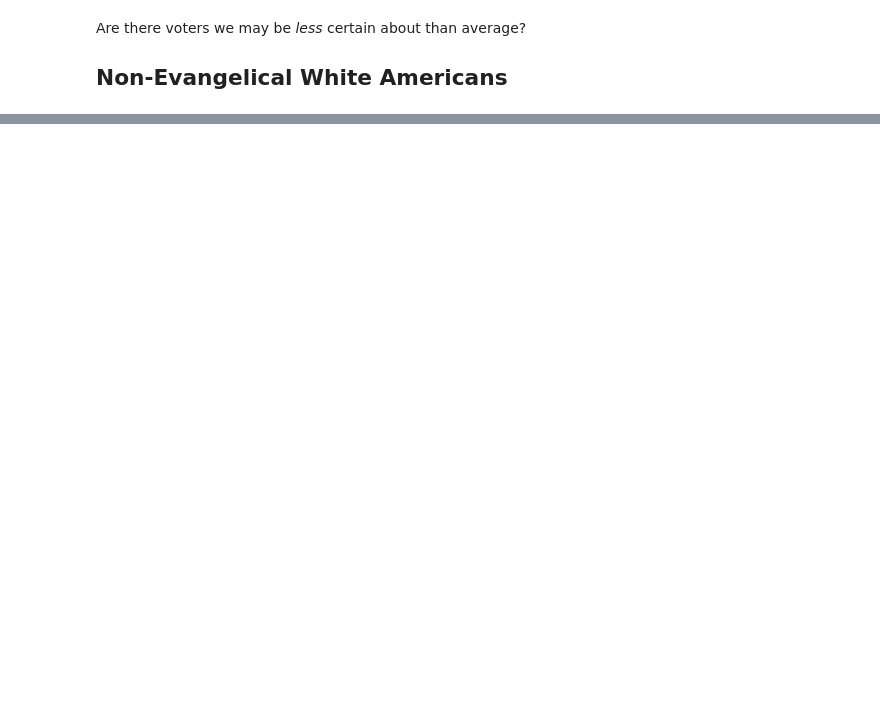
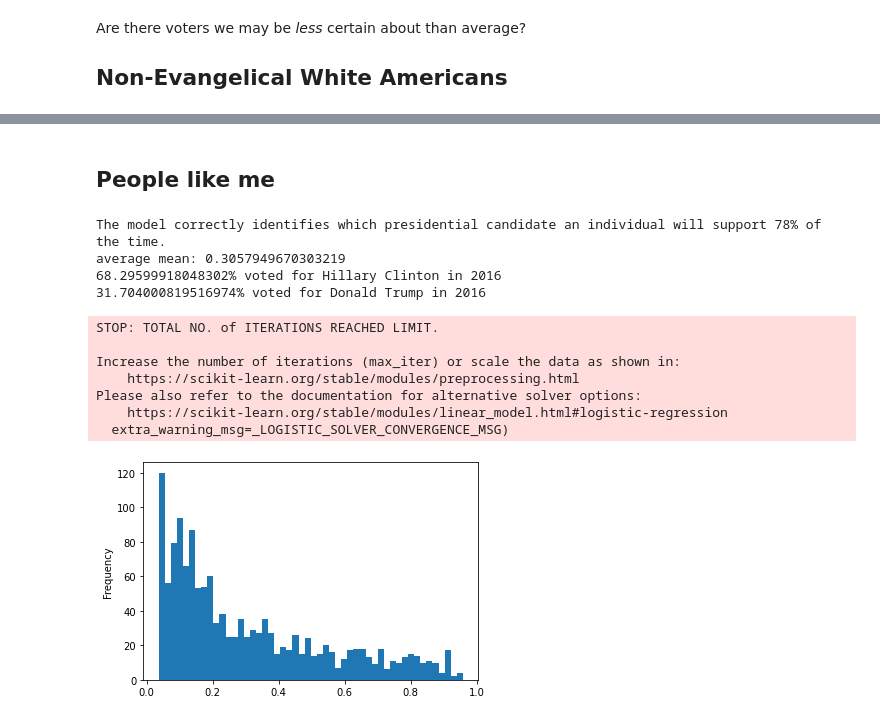
Before and after one commit to bgagnon93/cces_analysis, a Jupyter notebook: election_analysis_identity.ipynb, the cells around one changed output, grey strips where cells are left out. Cells and saved outputs as stored; diff of their text form; code cells hidden in the pictures; blank space fills up the shorter version.

Commit message:
Add predicted voter outcome and function

```diff
--- a/election_analysis_identity.ipynb
+++ b/election_analysis_identity.ipynb
@@ -278,11 +278,18 @@ In order to visualize the accuracy of the model, it would be nice to have a hist
 correct. Let's construct a histogram that captures the difference between the probability (floating point between 0 and
 1) and the result (binary 0 or 1):
 # %%
-pFrame = pd.DataFrame(lr.predict_proba(X))
-pFrame['CC18_317'] = pd.DataFrame(y).reset_index()['CC18_317']
-pFrame['Diff'] = abs(pFrame['CC18_317'] - pFrame[1])
-pFrame['Diff'].plot(kind='hist', bins = 50)
+def plot_prediction(X, y):
+    lr = LogisticRegression()
+    lr.fit(X, y)
 
-print('The model correctly identifies which presidential candidate an individual will support ' +
-      str(int(lr.score(X, y) * 100)) + '% of the time.')
-print('average mean: ' + str(pFrame['Diff'].mean()))
+    pFrame = pd.DataFrame(lr.predict_proba(X))
+    pFrame['CC18_317'] = pd.DataFrame(y).reset_index()['CC18_317']
+    pFrame['Diff'] = abs(pFrame['CC18_317'] - pFrame[1])
+    pFrame['Diff'].plot(kind='hist', bins = 50)
+
+    print('The model correctly identifies which presidential candidate an individual will support ' +
+          str(int(lr.score(X, y) * 100)) + '% of the time.')
+    print('average mean: ' + str(pFrame['Diff'].mean()))
+
+    print(str(pFrame[1].mean() * 100) + '% voted for Hillary Clinton in 2016')
+    print(str(pFrame[0].mean() * 100) + '% voted for Donald Trump in 2016')
@@ -384,0 +379,20 @@ average mean: 0.3970420245760974
+# %% [markdown]
+## People like me
+# %%
+X_me_voters = X[X['race_White']==1][X['educ']==5][X['age']>20][X['age']<30]
+y_me_voters = data_final[X['race_White']==1][X['educ']==5][X['age']>20][X['age']<30]['CC18_317']
+
+plot_prediction(X_me_voters, y_me_voters)
+# %% [output]
+The model correctly identifies which presidential candidate an individual will support 78% of the time.
+average mean: 0.3057949670303219
+68.29599918048302% voted for Hillary Clinton in 2016
+31.704000819516974% voted for Donald Trump in 2016
+STOP: TOTAL NO. of ITERATIONS REACHED LIMIT.
+
+Increase the number of iterations (max_iter) or scale the data as shown in:
+    https://scikit-learn.org/stable/modules/preprocessing.html
+Please also refer to the documentation for alternative solver options:
+    https://scikit-learn.org/stable/modules/linear_model.html#logistic-regression
+  extra_warning_msg=_LOGISTIC_SOLVER_CONVERGENCE_MSG)
+[figure, added]
```
Also changed, not shown: parts of 8 cells of this notebook.
